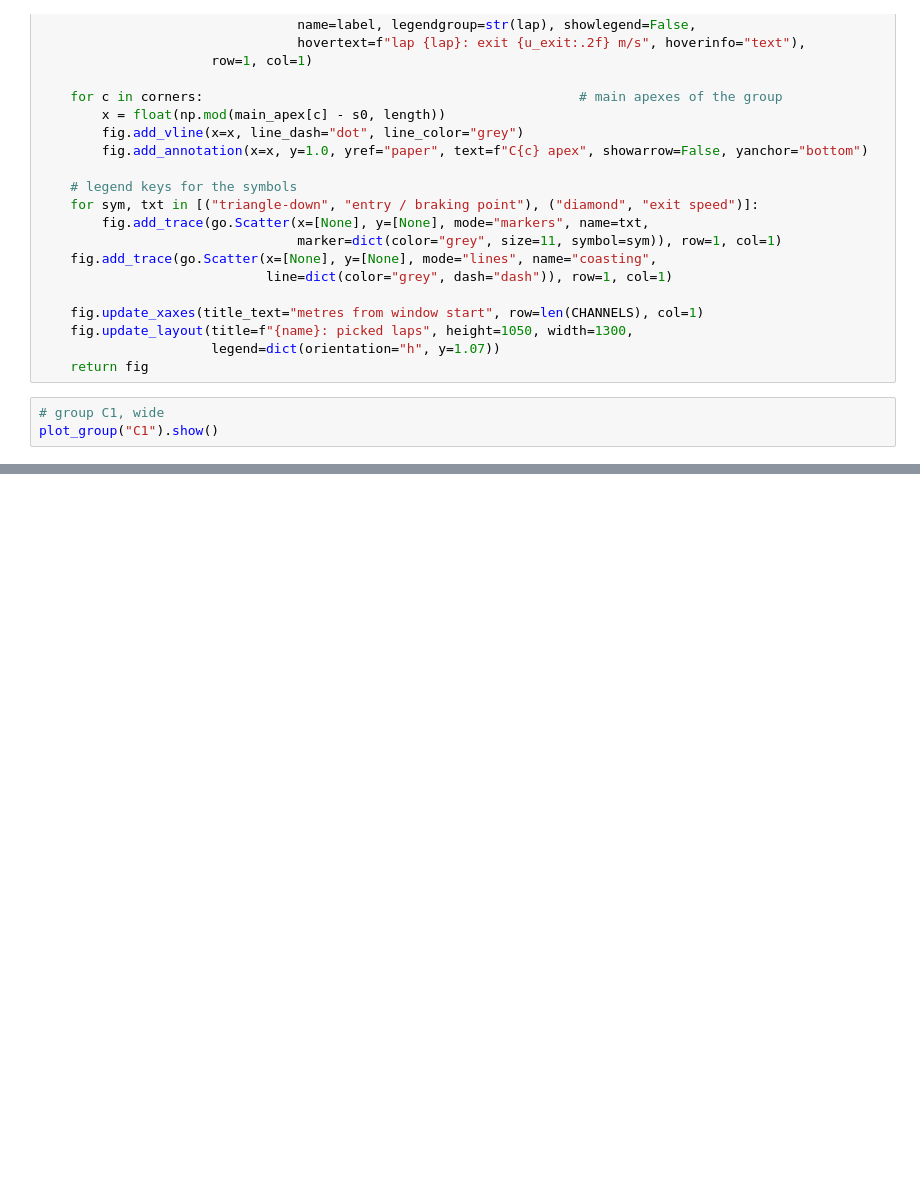
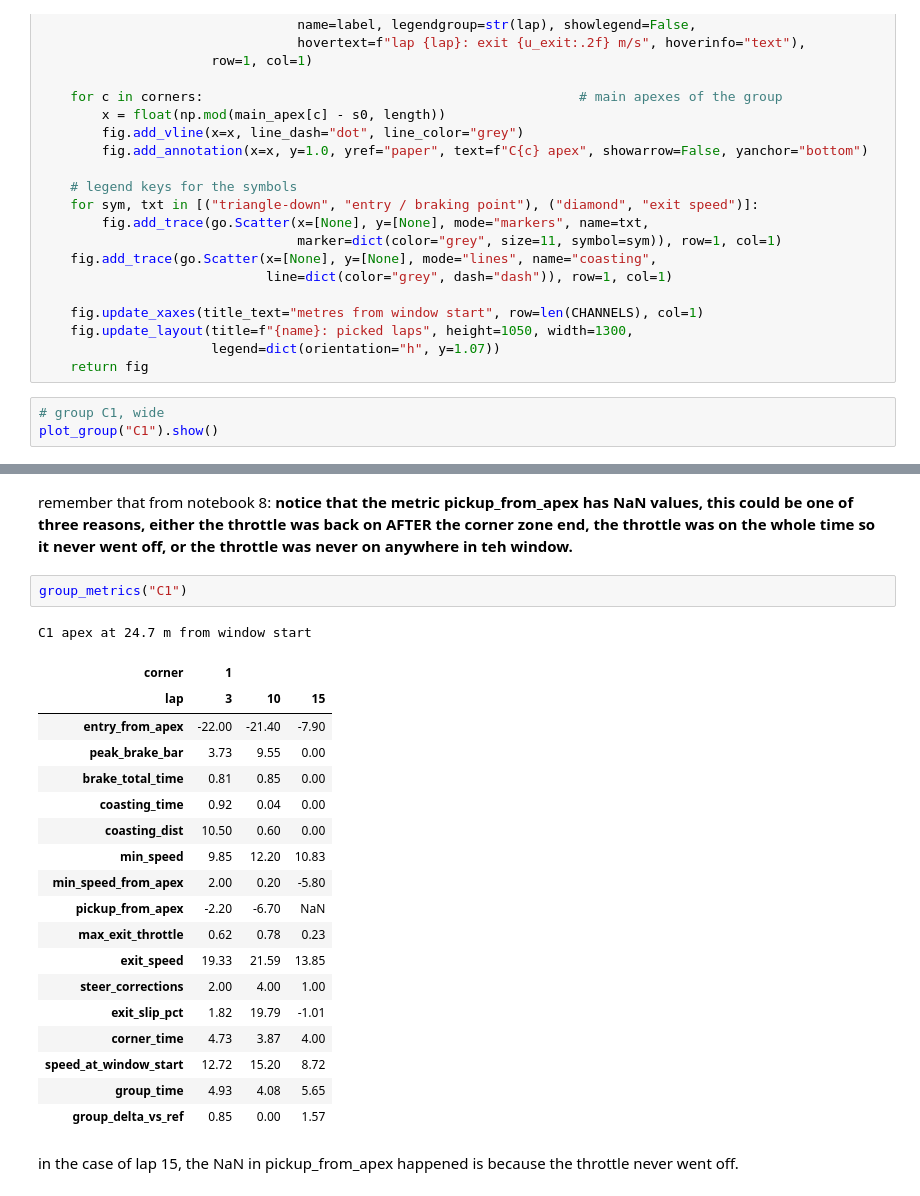
Before and after one commit to manelbenabid/recruiting-sw-telemetry, a Jupyter notebook: notebooks/09_corner_study.ipynb, the cells around one changed output, grey strips where cells are left out. Cells and saved outputs as stored; diff of their text form; blank space fills up the shorter version.

```diff
--- a/notebooks/09_corner_study.ipynb
+++ b/notebooks/09_corner_study.ipynb
@@ -138,0 +169,27 @@ Comparison of laps 3 and 15 with lap 10:
+# %% [markdown]
+remember that from notebook 8:
+**notice that the metric pickup_from_apex has NaN values, this could be one of three reasons, either the throttle was back on AFTER the corner zone end, the throttle was on the whole time so it never went off, or the throttle was never on anywhere in teh window.**
+# %%
+group_metrics("C1")
+# %% [output]
+C1 apex at 24.7 m from window start
+| corner | 1 |  |  |
+| lap | 3 | 10 | 15 |
+| entry_from_apex | -22.00 | -21.40 | -7.90 |
+| peak_brake_bar | 3.73 | 9.55 | 0.00 |
+| brake_total_time | 0.81 | 0.85 | 0.00 |
+| coasting_time | 0.92 | 0.04 | 0.00 |
+| coasting_dist | 10.50 | 0.60 | 0.00 |
+| min_speed | 9.85 | 12.20 | 10.83 |
+| min_speed_from_apex | 2.00 | 0.20 | -5.80 |
+| pickup_from_apex | -2.20 | -6.70 | NaN |
+| max_exit_throttle | 0.62 | 0.78 | 0.23 |
+| exit_speed | 19.33 | 21.59 | 13.85 |
+| steer_corrections | 2.00 | 4.00 | 1.00 |
+| exit_slip_pct | 1.82 | 19.79 | -1.01 |
+| corner_time | 4.73 | 3.87 | 4.00 |
+| speed_at_window_start | 12.72 | 15.20 | 8.72 |
+| group_time | 4.93 | 4.08 | 5.65 |
+| group_delta_vs_ref | 0.85 | 0.00 | 1.57 |
+# %% [markdown]
+in the case of lap 15, the NaN in pickup_from_apex happened is because the throttle never went off.
```
Also changed, not shown: parts of 8 cells of this notebook.
